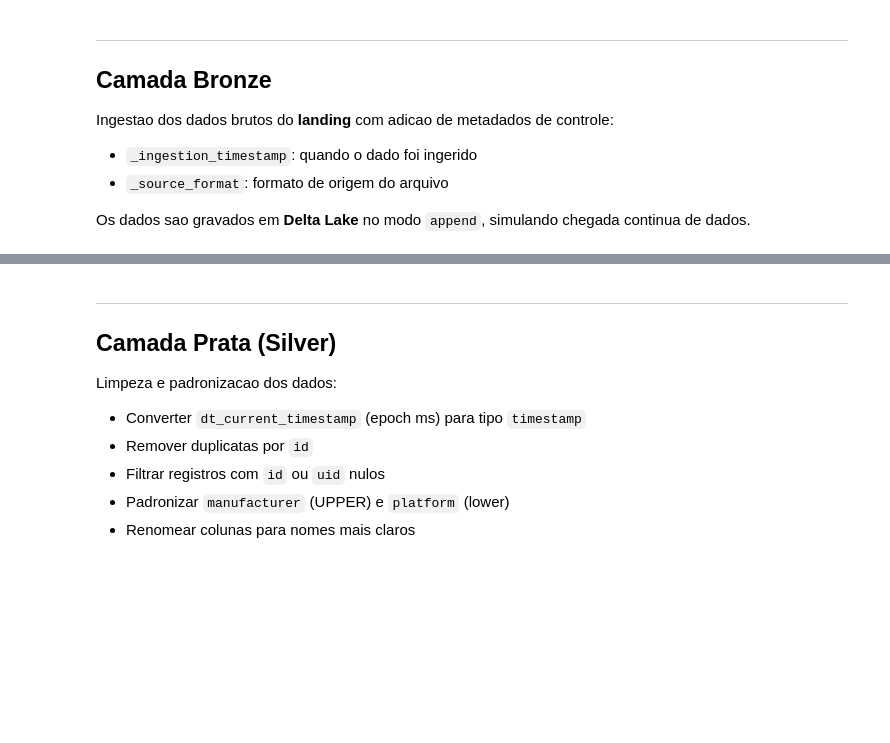
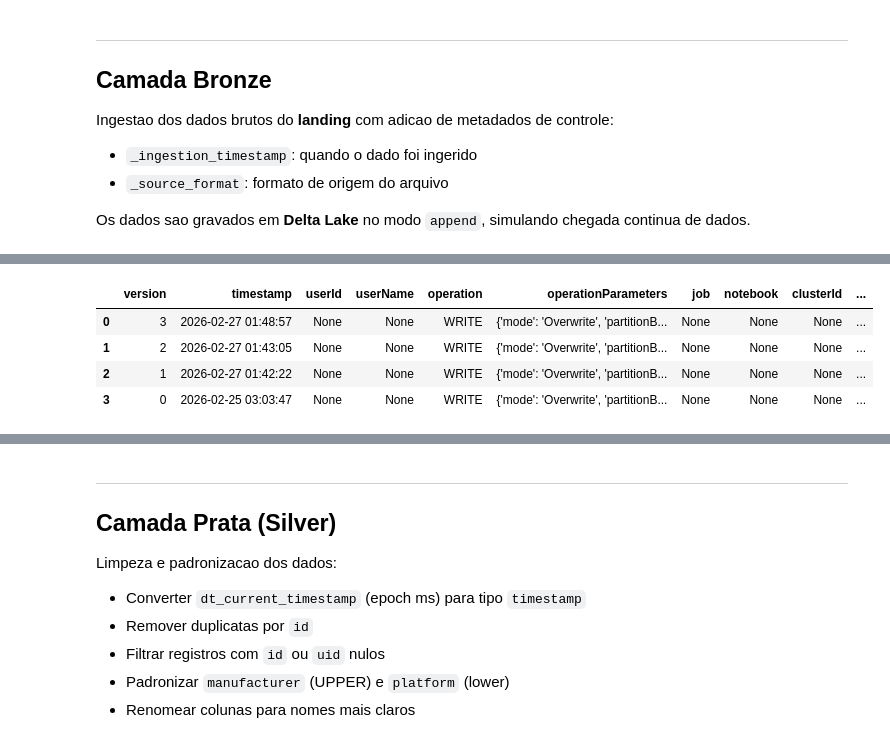
Before and after one commit to nobruster/stack_spark, a Jupyter notebook: work/medallion-pipeline.ipynb, the cells around one changed output, grey strips where cells are left out. Cells and saved outputs as stored; diff of their text form; code cells hidden in the pictures; blank space fills up the shorter version.

```diff
--- a/work/medallion-pipeline.ipynb
+++ b/work/medallion-pipeline.ipynb
@@ -78,0 +73,10 @@ Bronze gravado em s3a://bronze/device/raw
+# %%
+spark.sql("""
+DESCRIBE HISTORY delta.`s3a://bronze/device/raw` LIMIT 5
+""").toPandas()
+# %% [output]
+|  | version | timestamp | userId | userName | operation | operationParameters | job | notebook | clusterId | ... |
+| 0 | 3 | 2026-02-27 01:48:57 | None | None | WRITE | {'mode': 'Overwrite', 'partitionB... | None | None | None | ... |
+| 1 | 2 | 2026-02-27 01:43:05 | None | None | WRITE | {'mode': 'Overwrite', 'partitionB... | None | None | None | ... |
+| 2 | 1 | 2026-02-27 01:42:22 | None | None | WRITE | {'mode': 'Overwrite', 'partitionB... | None | None | None | ... |
+| 3 | 0 | 2026-02-25 03:03:47 | None | None | WRITE | {'mode': 'Overwrite', 'partitionB... | None | None | None | ... |
```
Also changed, not shown: parts of 18 cells of this notebook, 20 other files.
